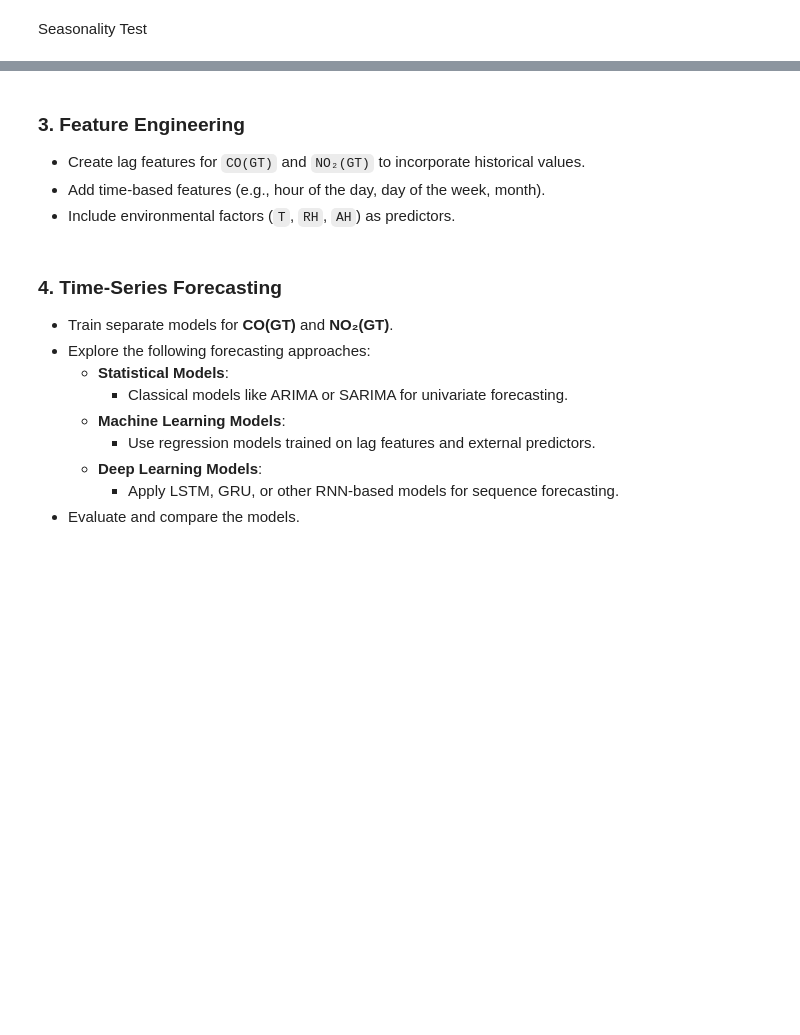
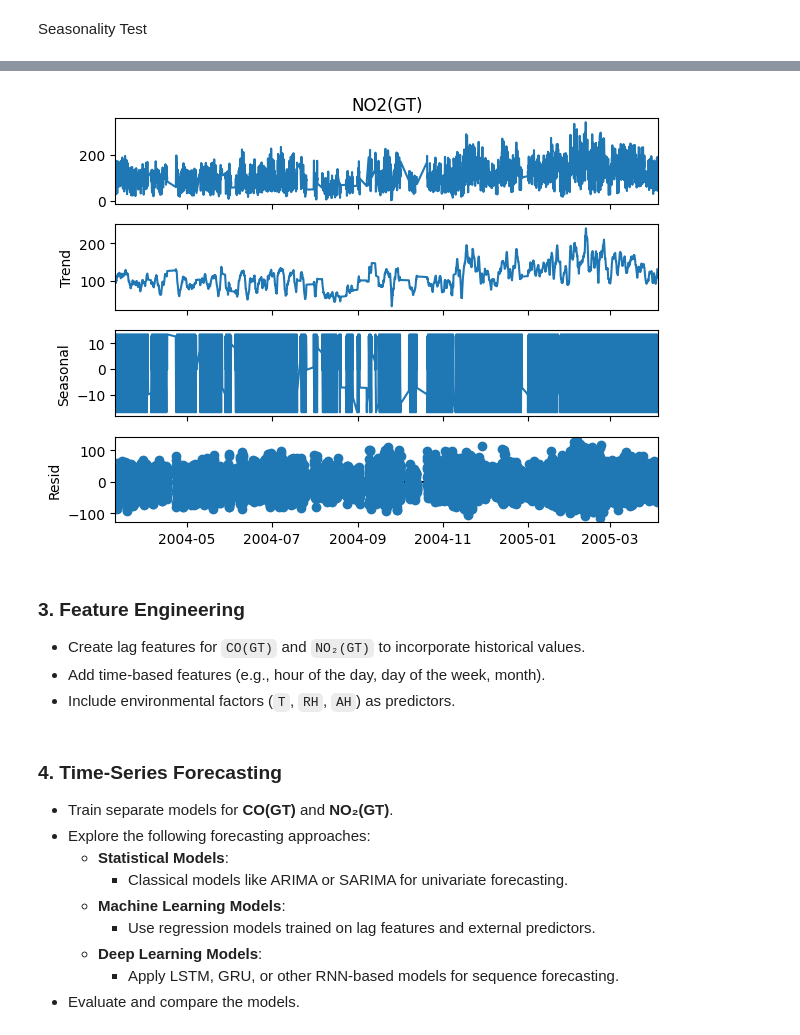
Before and after one commit to avimallik/co_and_no2_time_series_forecasting, a Jupyter notebook: co_and_no2_time_series_forecasting.ipynb, the cells around one changed output, grey strips where cells are left out. Cells and saved outputs as stored; diff of their text form; code cells hidden in the pictures; blank space fills up the shorter version.

```diff
--- a/co_and_no2_time_series_forecasting.ipynb
+++ b/co_and_no2_time_series_forecasting.ipynb
@@ -288,0 +290,7 @@ df_dt['NO2(GT)'].plot(label='CO Trend', color='orange')
+# %%
+# draw seasonal decompossition graph for NO2
+season_no2 = seasonal_decompose(df_dt['NO2(GT)'], model='additive', period=24)
+season_no2.plot()
+plt.show()
+# %% [output]
+[figure, added]
```
Also changed, not shown: parts of 6 cells of this notebook.
